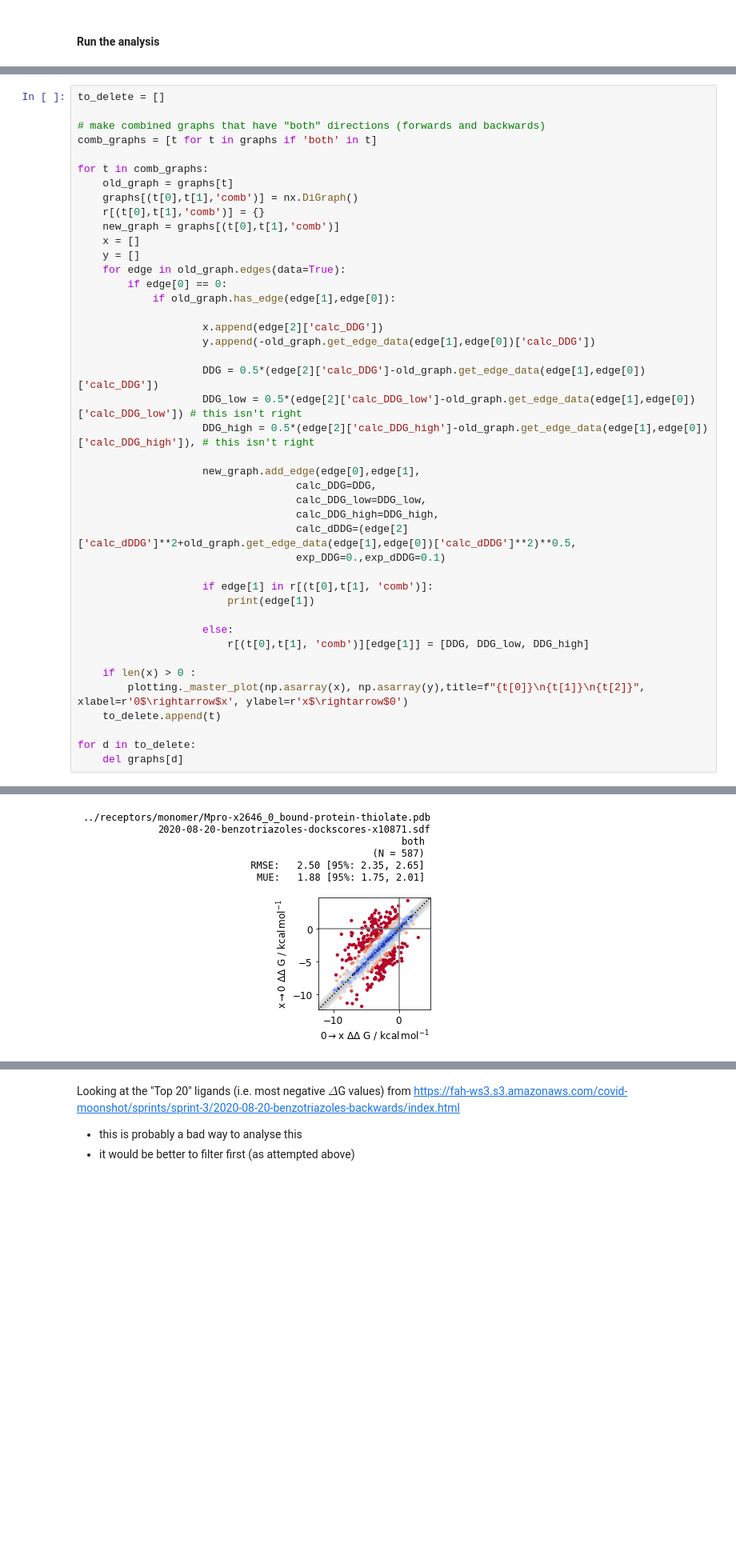
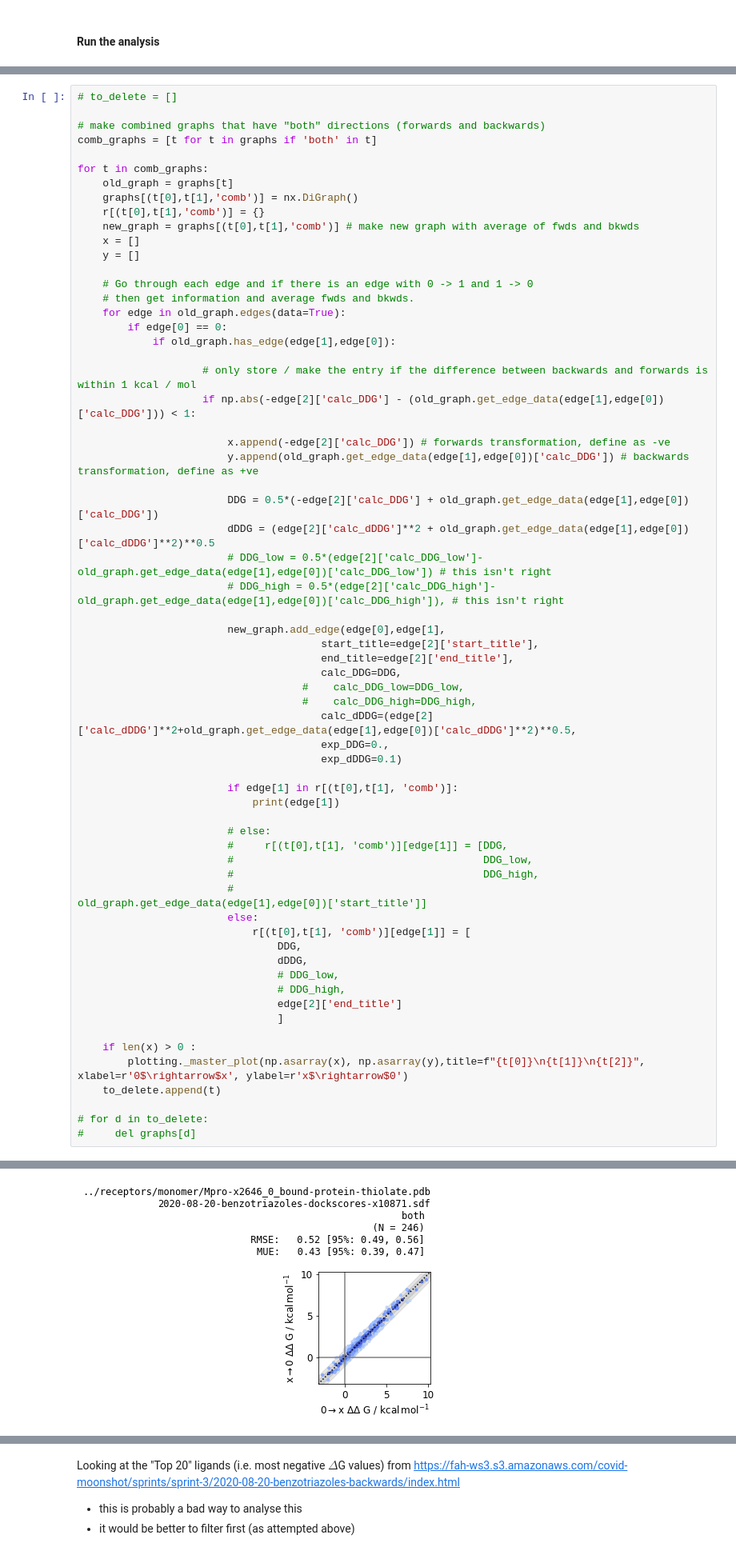
Before and after one commit to choderalab/fah-xchem-notebooks, a Jupyter notebook: analysis/sprint-3/ANALYSIS-Sprint-3.ipynb, the cells around one changed output, grey strips where cells are left out. Shown at 80% size. Saved outputs shown, nothing was run; the diff lists cells and outputs as text; blank space fills up the shorter version.

```diff
--- a/analysis/sprint-3/ANALYSIS-Sprint-3.ipynb
+++ b/analysis/sprint-3/ANALYSIS-Sprint-3.ipynb
@@ -233,5 +517,5 @@ from arsenic import plotting, stats
 # %%
-to_delete = []
+# to_delete = []
 
 # make combined graphs that have "both" directions (forwards and backwards)
 comb_graphs = [t for t in graphs if 'both' in t]
@@ -240,37 +524,58 @@ for t in comb_graphs:
     old_graph = graphs[t]
     graphs[(t[0],t[1],'comb')] = nx.DiGraph()
     r[(t[0],t[1],'comb')] = {}
-    new_graph = graphs[(t[0],t[1],'comb')]
+    new_graph = graphs[(t[0],t[1],'comb')] # make new graph with average of fwds and bkwds
     x = []
     y = []
+
+    # Go through each edge and if there is an edge with 0 -> 1 and 1 -> 0
+    # then get information and average fwds and bkwds.
     for edge in old_graph.edges(data=True):
         if edge[0] == 0:
             if old_graph.has_edge(edge[1],edge[0]):
 
-                    x.append(edge[2]['calc_DDG'])
-                    y.append(-old_graph.get_edge_data(edge[1],edge[0])['calc_DDG'])
+                    # only store / make the entry if the difference between backwards and forwards is within 1 kcal / mol
+                    if np.abs(-edge[2]['calc_DDG'] - (old_graph.get_edge_data(edge[1],edge[0])['calc_DDG'])) < 1:
 
-                    DDG = 0.5*(edge[2]['calc_DDG']-old_graph.get_edge_data(edge[1],edge[0])['calc_DDG'])
-                    DDG_low = 0.5*(edge[2]['calc_DDG_low']-old_graph.get_edge_data(edge[1],edge[0])['calc_DDG_low']) # this isn't right
-                    DDG_high = 0.5*(edge[2]['calc_DDG_high']-old_graph.get_edge_data(edge[1],edge[0])['calc_DDG_high']), # this isn't right
+                        x.append(-edge[2]['calc_DDG']) # forwards transformation, define as -ve
+                        y.append(old_graph.get_edge_data(edge[1],edge[0])['calc_DDG']) # backwards transformation, define as +ve
 
-                    new_graph.add_edge(edge[0],edge[1],
-                                   calc_DDG=DDG,
-                                   calc_DDG_low=DDG_low,
-                                   calc_DDG_high=DDG_high,
-                                   calc_dDDG=(edge[2]['calc_dDDG']**2+old_graph.get_edge_data(edge[1],edge[0])['calc_dDDG']**2)**0.5,
-                                   exp_DDG=0.,exp_dDDG=0.1)
+                        DDG = 0.5*(-edge[2]['calc_DDG'] + old_graph.get_edge_data(edge[1],edge[0])['calc_DDG'])
+                        dDDG = (edge[2]['calc_dDDG']**2 + old_graph.get_edge_data(edge[1],edge[0])['calc_dDDG']**2)**0.5
+                        # DDG_low = 0.5*(edge[2]['calc_DDG_low']-old_graph.get_edge_data(edge[1],edge[0])['calc_DDG_low']) # this isn't right
+                        # DDG_high = 0.5*(edge[2]['calc_DDG_high']-old_graph.get_edge_data(edge[1],edge[0])['calc_DDG_high']), # this isn't right
 
-                    if edge[1] in r[(t[0],t[1], 'comb')]:
-                        print(edge[1])
+                        new_graph.add_edge(edge[0],edge[1],
+                                       start_title=edge[2]['start_title'],
+                                       end_title=edge[2]['end_title'],
+                                       calc_DDG=DDG,
+                                    #    calc_DDG_low=DDG_low,
+                                    #    calc_DDG_high=DDG_high,
+                                       calc_dDDG=(edge[2]['calc_dDDG']**2+old_graph.get_edge_data(edge[1],edge[0])['calc_dDDG']**2)**0.5,
+                                       exp_DDG=0.,
+                                       exp_dDDG=0.1)
 
-                    else:
-                        r[(t[0],t[1], 'comb')][edge[1]] = [DDG, DDG_low, DDG_high]
+                        if edge[1] in r[(t[0],t[1], 'comb')]:
+                            print(edge[1])
+
+                        # else:
+                        #     r[(t[0],t[1], 'comb')][edge[1]] = [DDG,
+                        #                                        DDG_low,
+                        #                                        DDG_high,
+                        #                                        old_graph.get_edge_data(edge[1],edge[0])['start_title']]
+                        else:
+                            r[(t[0],t[1], 'comb')][edge[1]] = [
+                                DDG,
+                                dDDG,
+                                # DDG_low,
+                                # DDG_high,
+                                edge[2]['end_title']
+                                ]
 
     if len(x) > 0 :
         plotting._master_plot(np.asarray(x), np.asarray(y),title=f"{t[0]}\n{t[1]}\n{t[2]}", xlabel=r'0$\rightarrow$x', ylabel=r'x$\rightarrow$0')
     to_delete.append(t)
 
-for d in to_delete:
-    del graphs[d]
+# for d in to_delete:
+#     del graphs[d]
 # %% [output]
@@ -278 +583 @@ for d in to_delete:
-[figure, old version]
+[figure, new version]
```
Also changed, not shown: parts of 32 cells of this notebook.
